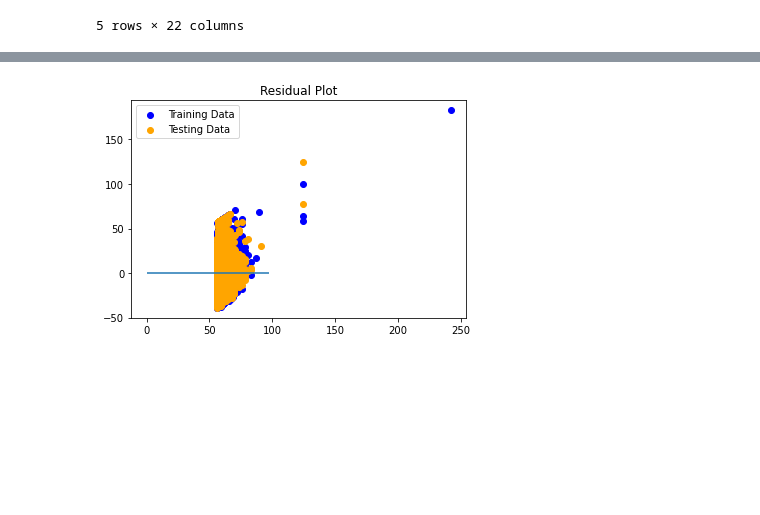
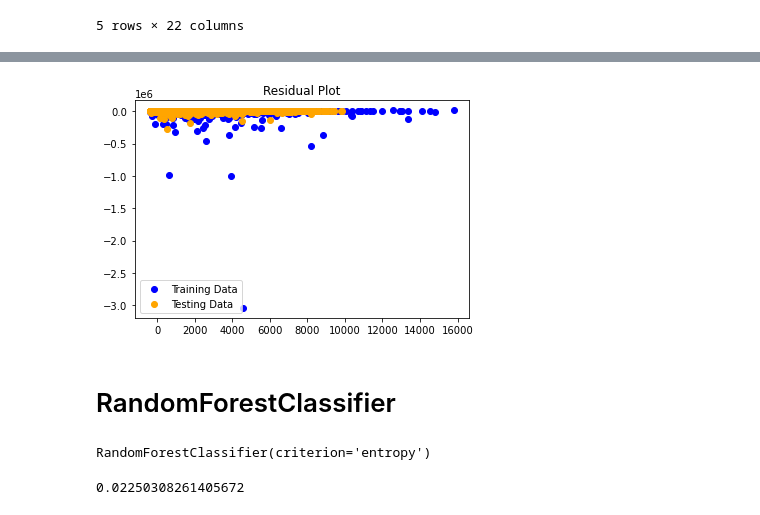
Before and after one commit to zobairhas/Videogame_Trends_Analysis, a Jupyter notebook: preprocessing-steam-data.ipynb, the cells around one changed output, grey strips where cells are left out. Cells and saved outputs as stored; diff of their text form; code cells hidden in the pictures; blank space fills up the shorter version.

Commit message:
Updated the preprocessing file to include RandomForestClassifier and create a new column in our dataframe called length_of_time.

```diff
--- a/preprocessing-steam-data.ipynb
+++ b/preprocessing-steam-data.ipynb
@@ -286,0 +343,4 @@ games_df
+# %%
+# Add new calculation to the main dataframe
+games_df["length_of_time"] = length_of_time
+games_df
@@ -288,7 +365,6 @@ games_df
 from sklearn.linear_model import LinearRegression
 model = LinearRegression()
 # %%
-X = games_df["price"].values.reshape(-1, 1)
-y = games_df["rating"]
+# Assign variables
+X = games_df.iloc[:, -1].values.reshape(-1, 1)
+y = games_df.iloc[:, -2].values
-# %%
-model.fit(X, y)
@@ -297,4 +371,7 @@ LinearRegression()
 # %%
+# Split the dataset into four arrays and into two categories: train and test
+# test_size set to .25
+# random_state is a seed number that can be any integer
 from sklearn.model_selection import train_test_split
-X_train, X_test, y_train, y_test = train_test_split(X, y, random_state=42)
+X_train, X_test, y_train, y_test = train_test_split(X, y, test_size=.25, random_state=42)
 # %%
@@ -309,11 +396,11 @@ Testing Score: 0.021169981550764105
 # %%
-%matplotlib inline
-import matplotlib.pyplot as plt
+# Plot train and test data
 plt.scatter(model.predict(X_train), model.predict(X_train) - y_train, c="blue", label="Training Data")
 plt.scatter(model.predict(X_test), model.predict(X_test) - y_test, c="orange", label="Testing Data")
 plt.legend()
-plt.hlines(y=0, xmin=y.min(), xmax=y.max())
 plt.title("Residual Plot")
 plt.show()
 # %% [output]
-[figure, old version]
+[figure, new version]
+# %% [markdown]
+# RandomForestClassifier
@@ -319,0 +415,15 @@ plt.show()
+# %%
+# Import Scikit-Learn library and utilize RandomForestClassifier
+# to make a classifier model
+from sklearn.ensemble import RandomForestClassifier
+rf_clf = RandomForestClassifier(criterion='entropy')
+rf_clf.fit(X_train,y_train)
+# %% [output]
+RandomForestClassifier(criterion='entropy')
+# %%
+# Test accuracy of the model
+from sklearn.metrics import accuracy_score,classification_report,confusion_matrix
+y_predict = rf_clf.predict(X_test)
+accuracy_score(y_test,y_predict)
+# %% [output]
+0.02250308261405672
```
Also changed, not shown: parts of 19 cells of this notebook, 6 other files.
